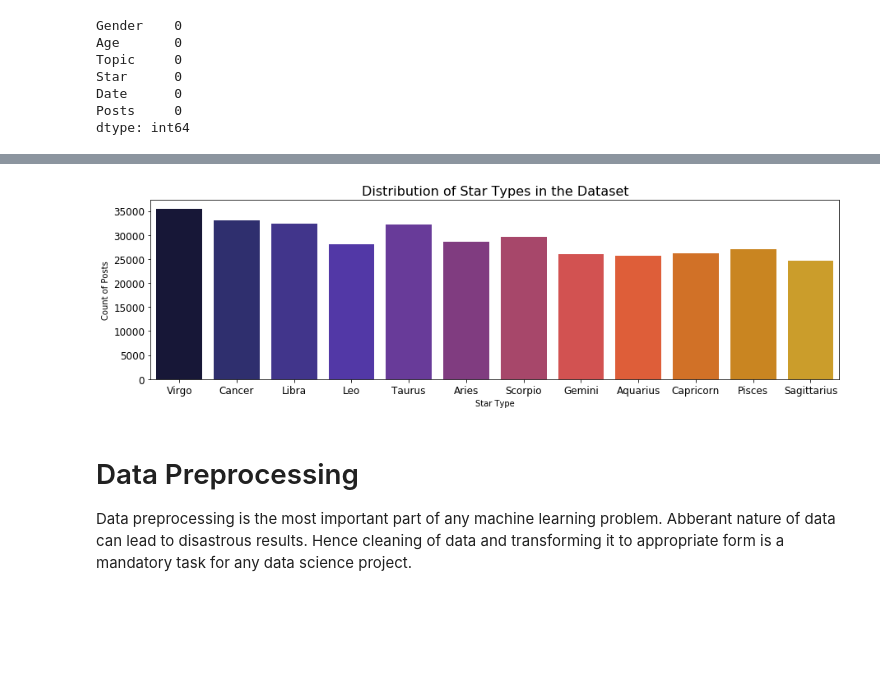
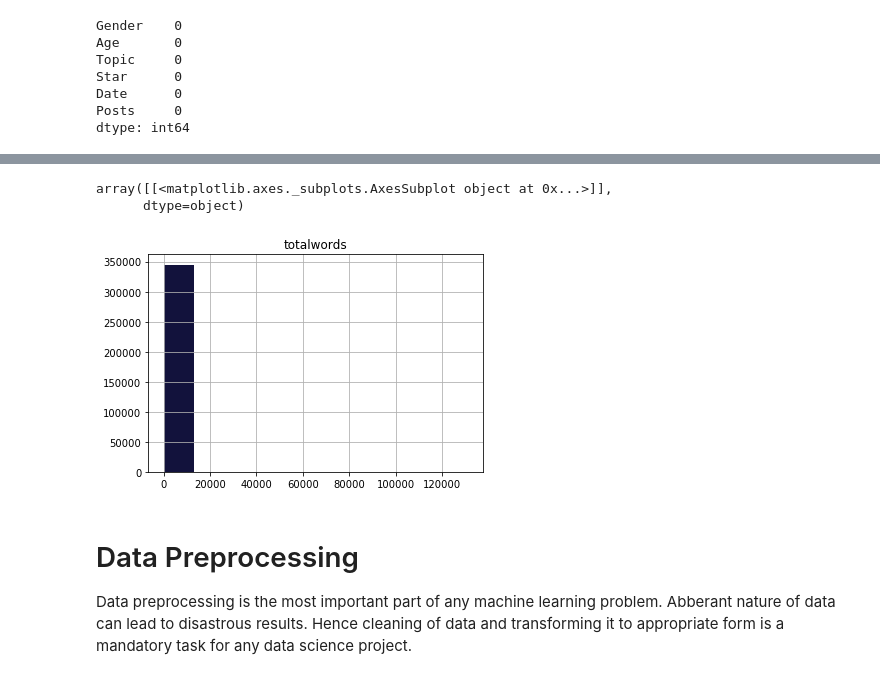
Before and after one commit to ExpertsVision/ML_DS_Tutorials, a Jupyter notebook: zodiac_star_pred.ipynb, the cells around one changed output, grey strips where cells are left out. Drawn from its saved outputs; the diff is of its cells as text; code cells hidden in the pictures; blank space fills up the shorter version.

```diff
--- a/zodiac_star_pred.ipynb
+++ b/zodiac_star_pred.ipynb
@@ -276,2 +291,8 @@ df_new
+# %%
+df.hist(column=['totalwords'])
+# %% [output]
+array([[<matplotlib.axes._subplots.AxesSubplot object at 0x...>]],
+      dtype=object)
+[figure, added]
 # %%
 #drop word_count column
@@ -279,19 +300,3 @@ df = df.drop(['word_count'], axis=1)
-# %%
-dim = (15.0, 4.0)
-fig, ax = plt.subplots(figsize=dim)
-cmrmap = sns.color_palette('CMRmap', 16)
-sns.set_palette(cmrmap)
-sns.countplot(x='Star', data=df,
-              order=['Virgo', 'Cancer', 'Libra', 'Leo', 'Taurus', 'Aries', 'Scorpio',
-                     'Gemini', 'Aquarius', 'Capricorn', 'Pisces', 'Sagittarius'])
-plt.title('Distribution of Star Types in the Dataset', fontsize=16)
-plt.xlabel('Star Type')
-plt.ylabel('Count of Posts')
-plt.xticks(fontsize=12)
-plt.yticks(fontsize=12)
-plt.show()
-# %% [output]
-[figure, removed]
 # %% [markdown]
 # Data Preprocessing
 Data preprocessing is the most important part of any machine learning problem. Abberant nature of data can lead to disastrous results. Hence cleaning of data and transforming it to appropriate form is a mandatory task for any data science project.
```
Also changed, not shown: parts of 66 cells of this notebook.
